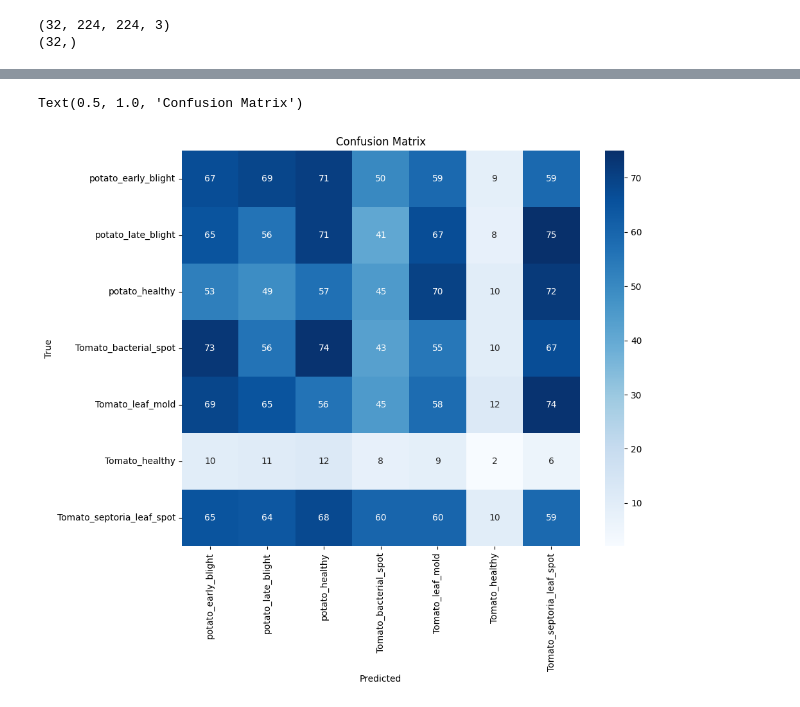
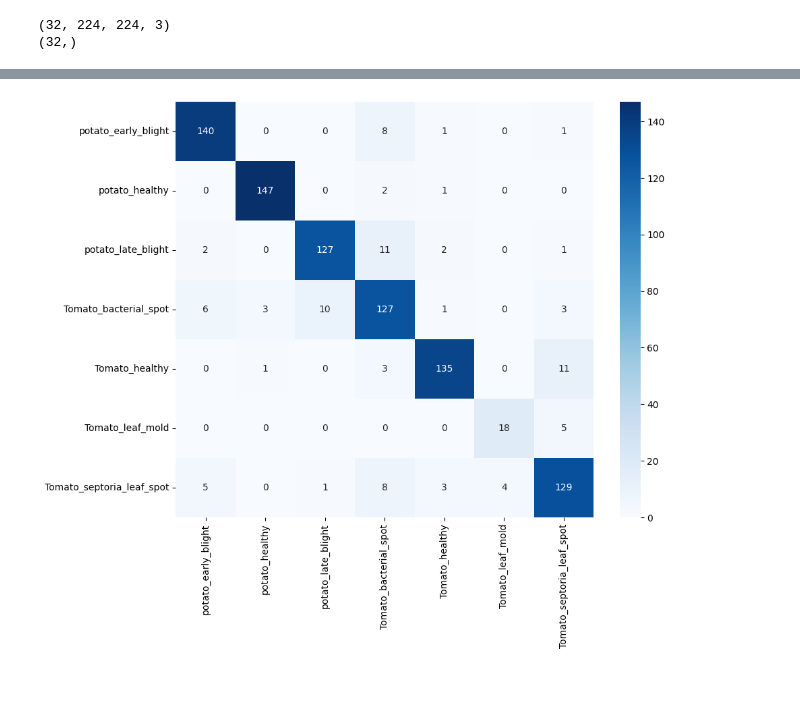
Before and after one commit to ShahViraj11/Plan-Leaf-Disease-Detection, a Jupyter notebook: tomatodisease.ipynb, the cells around one changed output, grey strips where cells are left out. Saved outputs shown, nothing was run; the diff lists cells and outputs as text; code cells hidden in the pictures.

```diff
--- a/tomatodisease.ipynb
+++ b/tomatodisease.ipynb
@@ -232,0 +213,27 @@ Tomato_septoria_leaf_spot       0.14      0.11      0.13       378
+# %%
+# Get the true labels and predictions in a more reliable way
+true_labels = []
+all_predictions = []
+
+# Iterate through the test dataset batch by batch
+for images, labels in test_ds:
+    # Get predictions for this batch
+    batch_predictions = model.predict(images)
+    batch_predictions = tf.argmax(batch_predictions, axis=1)
+
+    # Append to our lists
+    true_labels.extend(labels.numpy())
+    all_predictions.extend(batch_predictions.numpy())
+
+# Now calculate accuracy
+
+#print num of unique values in true_labels
+print(true_labels)
+print(set(true_labels))
+
+accuracy = accuracy_score(true_labels, all_predictions)
+print(f"Accuracy: {accuracy}")
+
+# And generate a classification report
+
+print(classification_report(true_labels, all_predictions, target_names=classes))
@@ -233,16 +258,6 @@ Tomato_septoria_leaf_spot       0.14      0.11      0.13       378
 # %%
-#bar plot for performance on each class
-
-
-preds = model.predict(test_ds)
-preds = tf.argmax(preds, axis=1)
-labels = tf.concat([y for x, y in test_ds], axis=0)
-
-cm = confusion_matrix(labels, preds)
-
+#output confusion matrix
+cm = confusion_matrix(true_labels, all_predictions)
 plt.figure(figsize=(10, 8))
 sns.heatmap(cm, annot=True, fmt='d', cmap='Blues', xticklabels=classes, yticklabels=classes)
-plt.xlabel('Predicted')
-plt.ylabel('True')
-plt.title('Confusion Matrix')
 # %% [output]
@@ -250,2 +265 @@ plt.title('Confusion Matrix')
-Text(0.5, 1.0, 'Confusion Matrix')
-[figure, old version]
+[figure, new version]
```
Also changed, not shown: parts of 14 cells of this notebook.
